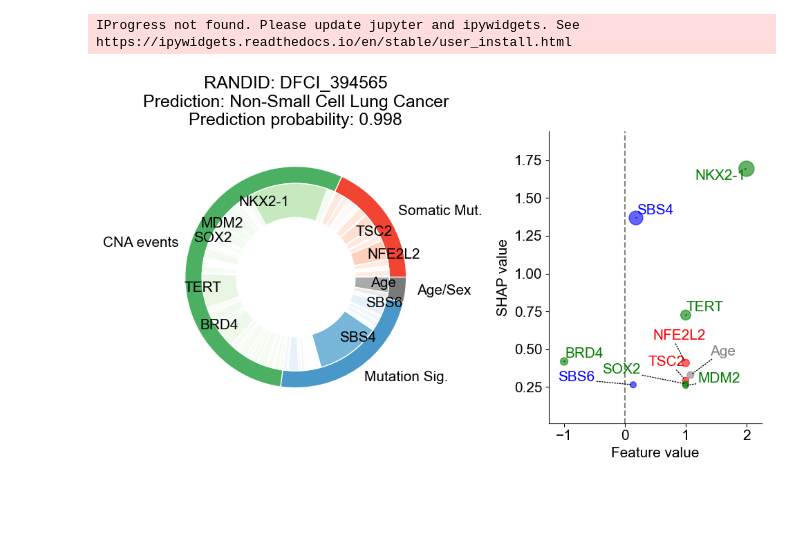
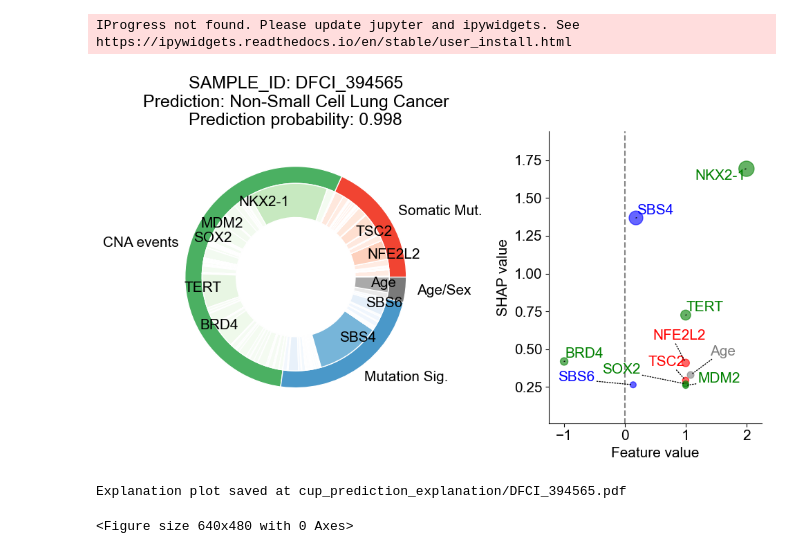
Before and after one commit to itmoon7/onconpc, a Jupyter notebook: onconpc_prediction_and_explanation_for_cup_tumors.ipynb, the cells around one changed output. Saved outputs shown, nothing was run; the diff lists cells and outputs as text; code cells hidden in the pictures; blank space fills up the shorter version.

```diff
--- a/onconpc_prediction_and_explanation_for_cup_tumors.ipynb
+++ b/onconpc_prediction_and_explanation_for_cup_tumors.ipynb
@@ -30,26 +29,15 @@ cup_preds_df = utils.get_xgboost_latest_cancer_type_preds(xgb_onconpc,
 # Get SHAP values for CUP tumors
 warnings.filterwarnings('ignore')
 shaps_cup = utils.obtain_shap_values_with_latest_xgboost(xgb_onconpc, onconpc_processed_cups_df)
-# %%
-# Specify query tumor sample ID
-query_randid = 'DFCI_394565'
-
-# Get OncoNPC prediction
-pred_prob = cup_preds_df.at[query_randid, 'max_posterior']
-pred_cancer = cup_preds_df.at[query_randid, 'cancer_type']
-pred_cancer_idx = cancer_types_to_consider.index(pred_cancer)
-
-# Get SHAP-based explanation for the prediction
-feature_sample_df = onconpc_processed_cups_df.loc[query_randid]
-shap_pred_cancer_df = pd.DataFrame(shaps_cup[pred_cancer_idx],
-                                   index=onconpc_processed_cups_df.index,
-                                   columns=onconpc_processed_cups_df.columns)
-shap_pred_sample_df = shap_pred_cancer_df.loc[query_randid]
-
-# Generate explanation plot
-sample_info = f'RANDID: {query_randid}\nPrediction: {pred_cancer}\nPrediction probability: {pred_prob:.3f}'
-feature_group_to_features_dict = utils.partiton_feature_names_by_group(onconpc_processed_cups_df.columns)
-utils.get_individual_pred_interpretation(shap_pred_sample_df, feature_sample_df, feature_group_to_features_dict,
-                                         sample_info=sample_info)
-# %% [output]
-[figure, removed]
+# %%
+# Specify query tumor sample ID and get prediction explanation
+query_randid = ['DFCI_394565']
+results = utils.get_onconpc_prediction_explanations(query_randid, cup_preds_df, shaps_cup,
+                                                    onconpc_processed_cups_df,
+                                                    cancer_types_to_consider,
+                                                    filepath='cup_prediction_explanation',
+                                                    save_plot=True)
+# %% [output]
+[figure, added]
+Explanation plot saved at cup_prediction_explanation/DFCI_394565.pdf
+<Figure size 640x480 with 0 Axes>
```
Also changed, not shown: parts of 1 cell of this notebook, 3 other files.
